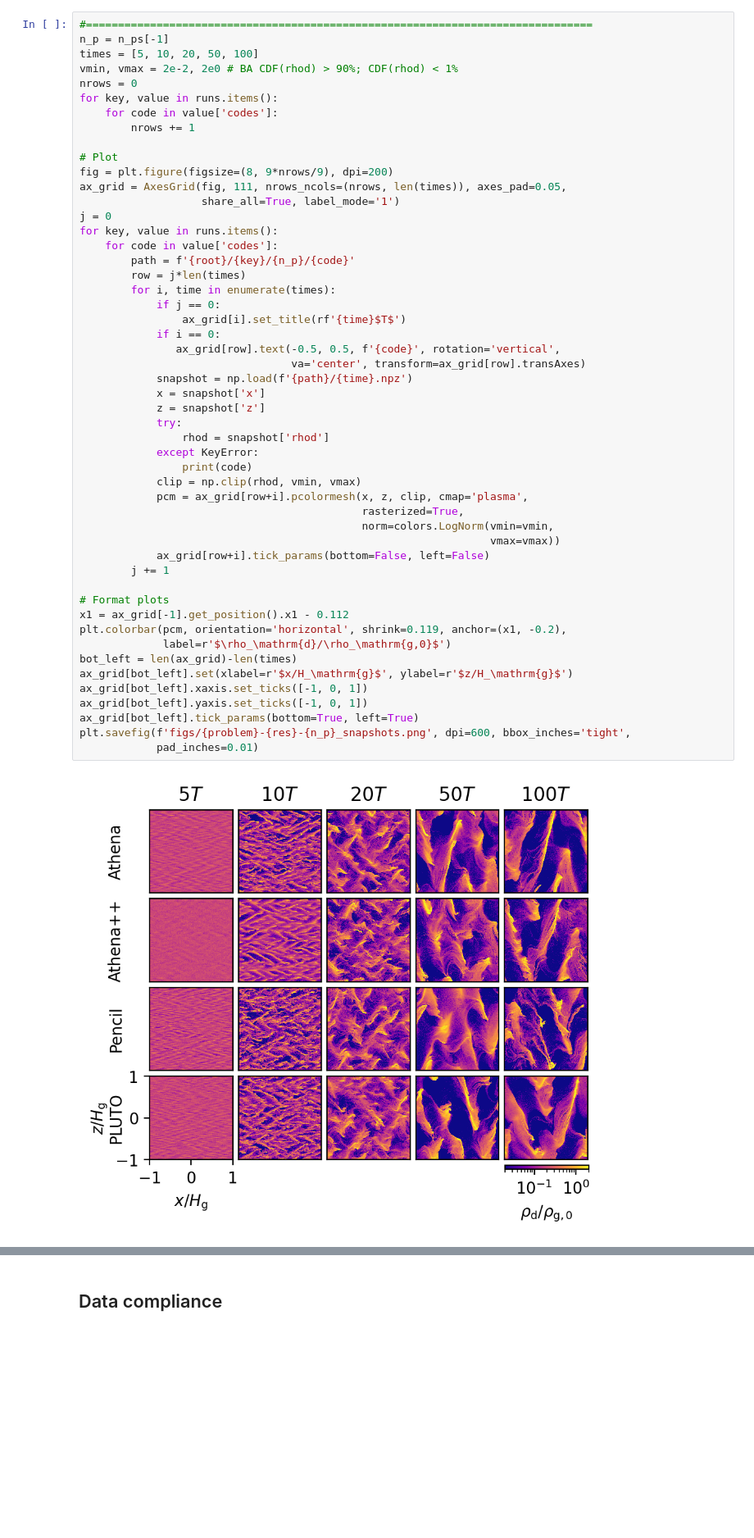
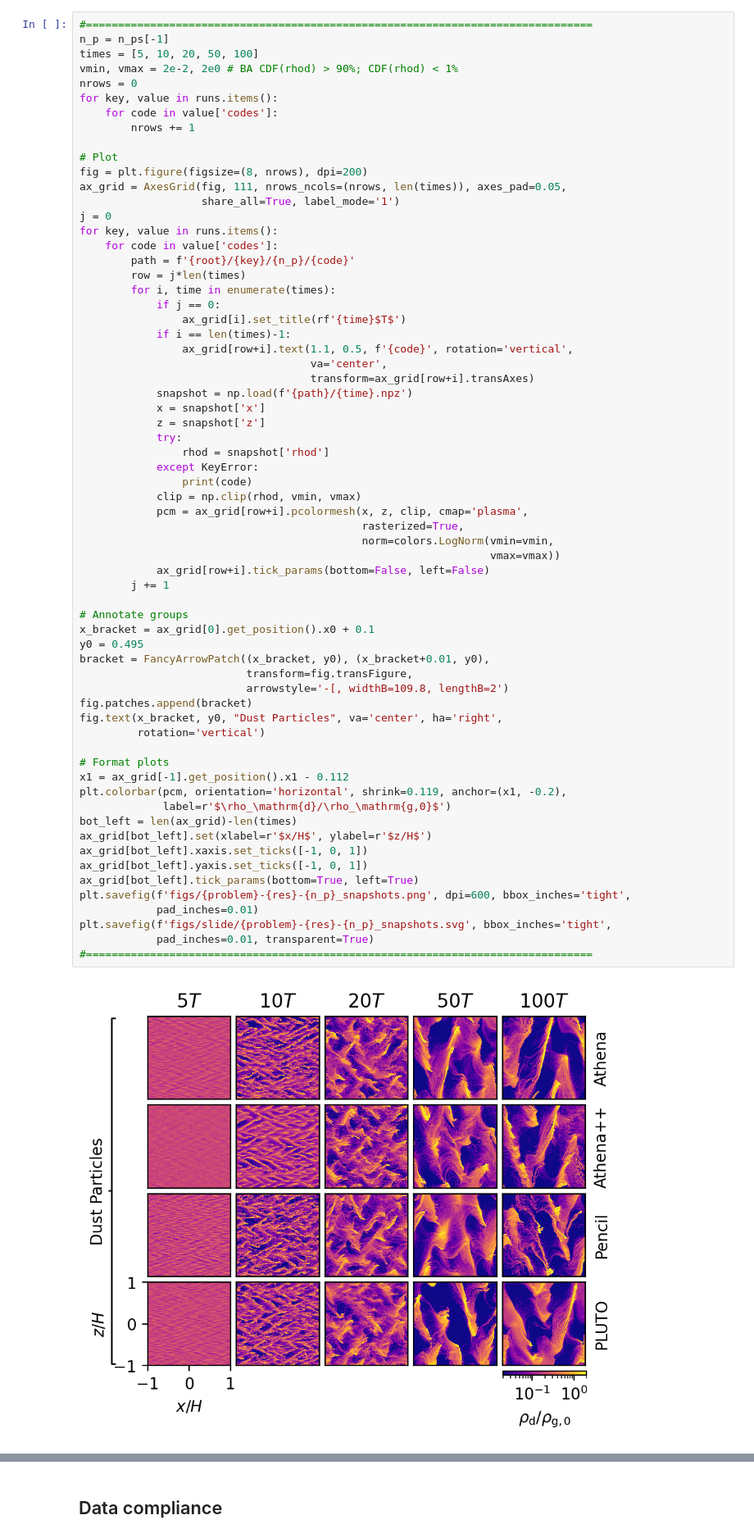
Before and after one commit to pfitsplus/sicc, a Jupyter notebook: unstratified/BA/512/BA-512-np9.ipynb, the cells around one changed output, grey strips where cells are left out. Shown at 82% size. Cells and saved outputs as stored; diff of their text form; blank space fills up the shorter version.

Commit message:
Adjust plots

```diff
--- a/unstratified/BA/512/BA-512-np9.ipynb
+++ b/unstratified/BA/512/BA-512-np9.ipynb
@@ -40,7 +41,7 @@ for key, value in runs.items():
         nrows += 1
 
 # Plot
-fig = plt.figure(figsize=(8, 9*nrows/9), dpi=200)
+fig = plt.figure(figsize=(8, nrows), dpi=200)
 ax_grid = AxesGrid(fig, 111, nrows_ncols=(nrows, len(times)), axes_pad=0.05,
                    share_all=True, label_mode='1')
 j = 0
@@ -50,35 +51,49 @@ for key, value in runs.items():
         row = j*len(times)
         for i, time in enumerate(times):
             if j == 0:
                 ax_grid[i].set_title(rf'{time}$T$')
-            if i == 0:
-               ax_grid[row].text(-0.5, 0.5, f'{code}', rotation='vertical',
-                                 va='center', transform=ax_grid[row].transAxes)
+            if i == len(times)-1:
+                ax_grid[row+i].text(1.1, 0.5, f'{code}', rotation='vertical',
+                                    va='center',
+                                    transform=ax_grid[row+i].transAxes)
             snapshot = np.load(f'{path}/{time}.npz')
             x = snapshot['x']
             z = snapshot['z']
             try:
                 rhod = snapshot['rhod']
             except KeyError:
                 print(code)
             clip = np.clip(rhod, vmin, vmax)
             pcm = ax_grid[row+i].pcolormesh(x, z, clip, cmap='plasma',
                                             rasterized=True,
                                             norm=colors.LogNorm(vmin=vmin,
                                                                 vmax=vmax))
             ax_grid[row+i].tick_params(bottom=False, left=False)
         j += 1
 
+# Annotate groups
+x_bracket = ax_grid[0].get_position().x0 + 0.1
+y0 = 0.495
+bracket = FancyArrowPatch((x_bracket, y0), (x_bracket+0.01, y0),
+                          transform=fig.transFigure,
+                          arrowstyle='-[, widthB=109.8, lengthB=2')
+fig.patches.append(bracket)
+fig.text(x_bracket, y0, "Dust Particles", va='center', ha='right',
+         rotation='vertical')
+
 # Format plots
 x1 = ax_grid[-1].get_position().x1 - 0.112
 plt.colorbar(pcm, orientation='horizontal', shrink=0.119, anchor=(x1, -0.2),
              label=r'$\rho_\mathrm{d}/\rho_\mathrm{g,0}$')
 bot_left = len(ax_grid)-len(times)
-ax_grid[bot_left].set(xlabel=r'$x/H_\mathrm{g}$', ylabel=r'$z/H_\mathrm{g}$')
+ax_grid[bot_left].set(xlabel=r'$x/H$', ylabel=r'$z/H$')
 ax_grid[bot_left].xaxis.set_ticks([-1, 0, 1])
 ax_grid[bot_left].yaxis.set_ticks([-1, 0, 1])
 ax_grid[bot_left].tick_params(bottom=True, left=True)
 plt.savefig(f'figs/{problem}-{res}-{n_p}_snapshots.png', dpi=600, bbox_inches='tight',
             pad_inches=0.01)
+plt.savefig(f'figs/slide/{problem}-{res}-{n_p}_snapshots.svg', bbox_inches='tight',
+            pad_inches=0.01, transparent=True)
+#===============================================================================
 # %% [output]
-[figure, old version]
+[figure, new version]
```
Also changed, not shown: parts of 6 cells of this notebook.
